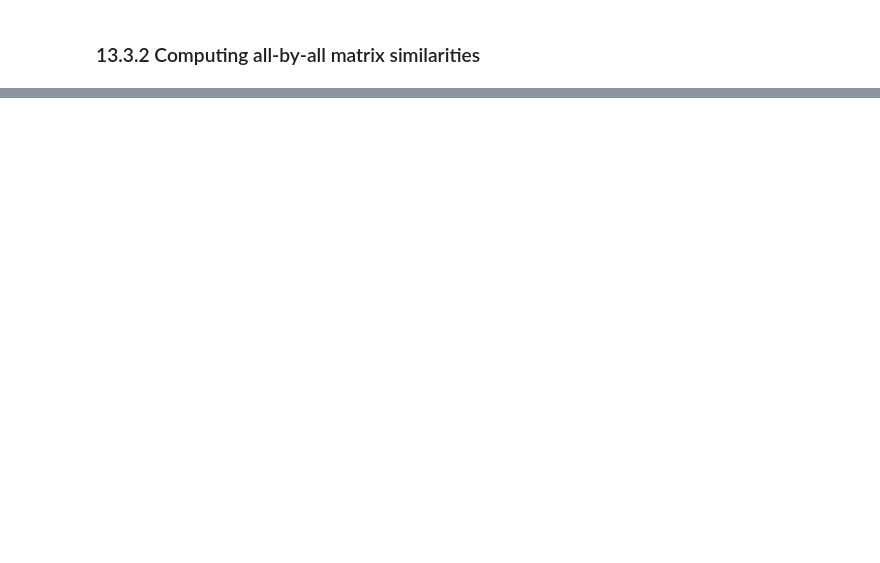
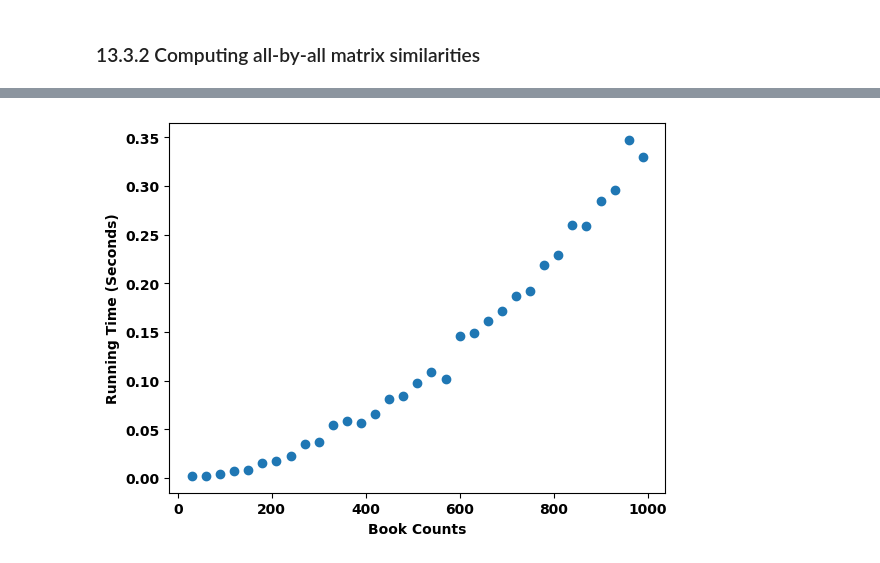
Before and after one commit to IanSinColorado/DataScienceBootcamp, a Jupyter notebook: Chapter13.ipynb, the cells around one changed output, grey strips where cells are left out. Cells and saved outputs as stored; diff of their text form; code cells hidden in the pictures; blank space fills up the shorter version.

```diff
--- a/Chapter13.ipynb
+++ b/Chapter13.ipynb
@@ -608,0 +623,14 @@ plt.show()
+# %%
+# Timing an all-by-all comparison of 30 novels
+vocabulary_size = 50000
+normalized_vector = [1 / vocabulary_size] * vocabulary_size
+book_count = 30
+
+def measure_run_time(book_count):
+    book_matrix = np.array([normalized_vector] * book_count)
+    start_time = time.time()
+    normalized_tanimoto(book_matrix, book_matrix.T)
+    return time.time() - start_time
+
+run_time = measure_run_time(book_count)
+print(f"It took {run_time:.4f} seconds to compute the similarities across a {book_count}-book by {vocabulary_size}-word matrix")
@@ -608,0 +639,10 @@ plt.show()
+# %%
+# Plotting book counts vs. running times
+book_counts = range (30, 1000, 30)
+run_times = [measure_run_time(book_count) for book_count in book_counts]
+plt.scatter(book_counts, run_times)
+plt.xlabel('Book Counts')
+plt.ylabel('Running Time (Seconds)')
+plt.show()
+# %% [output]
+[figure, added]
```
Also changed, not shown: parts of 21 cells of this notebook.
